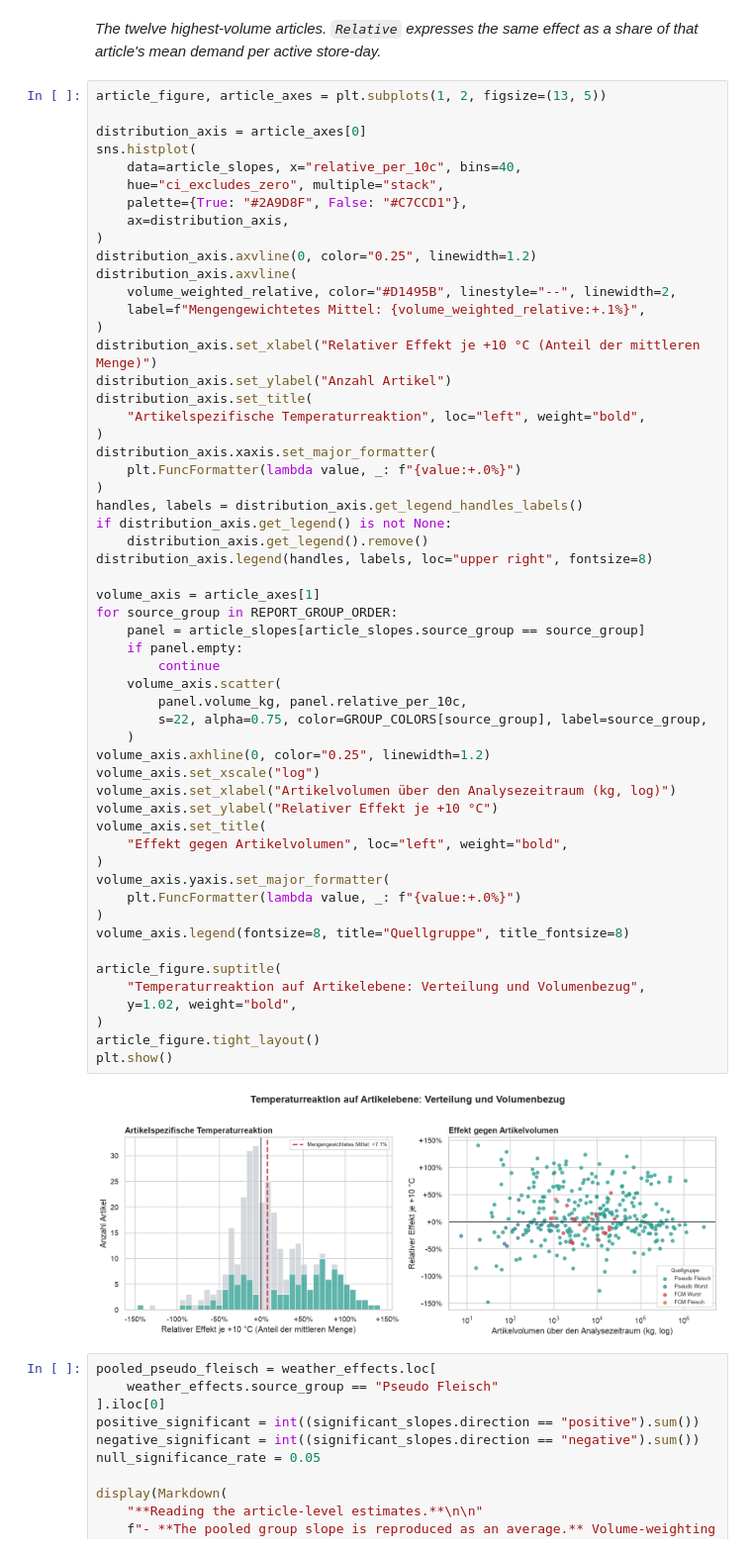
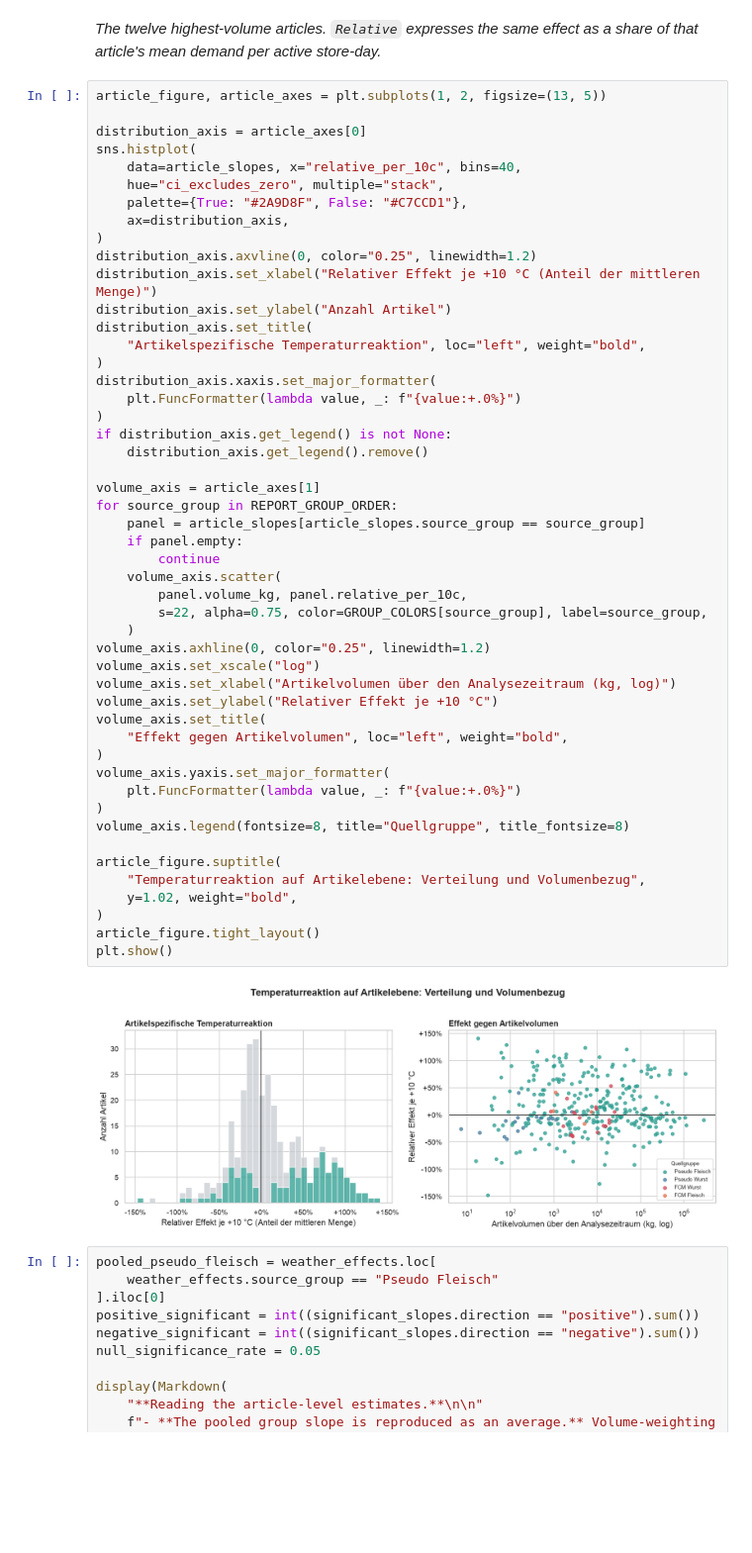
Before and after one commit to vlkkvl/transaktionen_bedientheke, a Jupyter notebook: notebooks/01_data_understanding/01_05_weather.ipynb, the cells around one changed output. Shown at 99% size. Saved outputs shown, nothing was run; the diff lists cells and outputs as text; blank space fills up the shorter version.

```diff
--- a/notebooks/01_data_understanding/01_05_weather.ipynb
+++ b/notebooks/01_data_understanding/01_05_weather.ipynb
@@ -1162,10 +1162,6 @@ sns.histplot(
     ax=distribution_axis,
 )
 distribution_axis.axvline(0, color="0.25", linewidth=1.2)
-distribution_axis.axvline(
-    volume_weighted_relative, color="#D1495B", linestyle="--", linewidth=2,
-    label=f"Mengengewichtetes Mittel: {volume_weighted_relative:+.1%}",
-)
 distribution_axis.set_xlabel("Relativer Effekt je +10 °C (Anteil der mittleren Menge)")
 distribution_axis.set_ylabel("Anzahl Artikel")
 distribution_axis.set_title(
@@ -1174,40 +1170,38 @@ distribution_axis.set_title(
 distribution_axis.xaxis.set_major_formatter(
     plt.FuncFormatter(lambda value, _: f"{value:+.0%}")
 )
-handles, labels = distribution_axis.get_legend_handles_labels()
 if distribution_axis.get_legend() is not None:
     distribution_axis.get_legend().remove()
-distribution_axis.legend(handles, labels, loc="upper right", fontsize=8)
 
 volume_axis = article_axes[1]
 for source_group in REPORT_GROUP_ORDER:
     panel = article_slopes[article_slopes.source_group == source_group]
     if panel.empty:
         continue
     volume_axis.scatter(
         panel.volume_kg, panel.relative_per_10c,
         s=22, alpha=0.75, color=GROUP_COLORS[source_group], label=source_group,
     )
 volume_axis.axhline(0, color="0.25", linewidth=1.2)
 volume_axis.set_xscale("log")
 volume_axis.set_xlabel("Artikelvolumen über den Analysezeitraum (kg, log)")
 volume_axis.set_ylabel("Relativer Effekt je +10 °C")
 volume_axis.set_title(
     "Effekt gegen Artikelvolumen", loc="left", weight="bold",
 )
 volume_axis.yaxis.set_major_formatter(
     plt.FuncFormatter(lambda value, _: f"{value:+.0%}")
 )
 volume_axis.legend(fontsize=8, title="Quellgruppe", title_fontsize=8)
 
 article_figure.suptitle(
     "Temperaturreaktion auf Artikelebene: Verteilung und Volumenbezug",
     y=1.02, weight="bold",
 )
 article_figure.tight_layout()
 plt.show()
 # %% [output]
-[figure, old version]
+[figure, new version]
 # %%
 pooled_pseudo_fleisch = weather_effects.loc[
     weather_effects.source_group == "Pseudo Fleisch"
```
Also changed, not shown: 3 other files.
